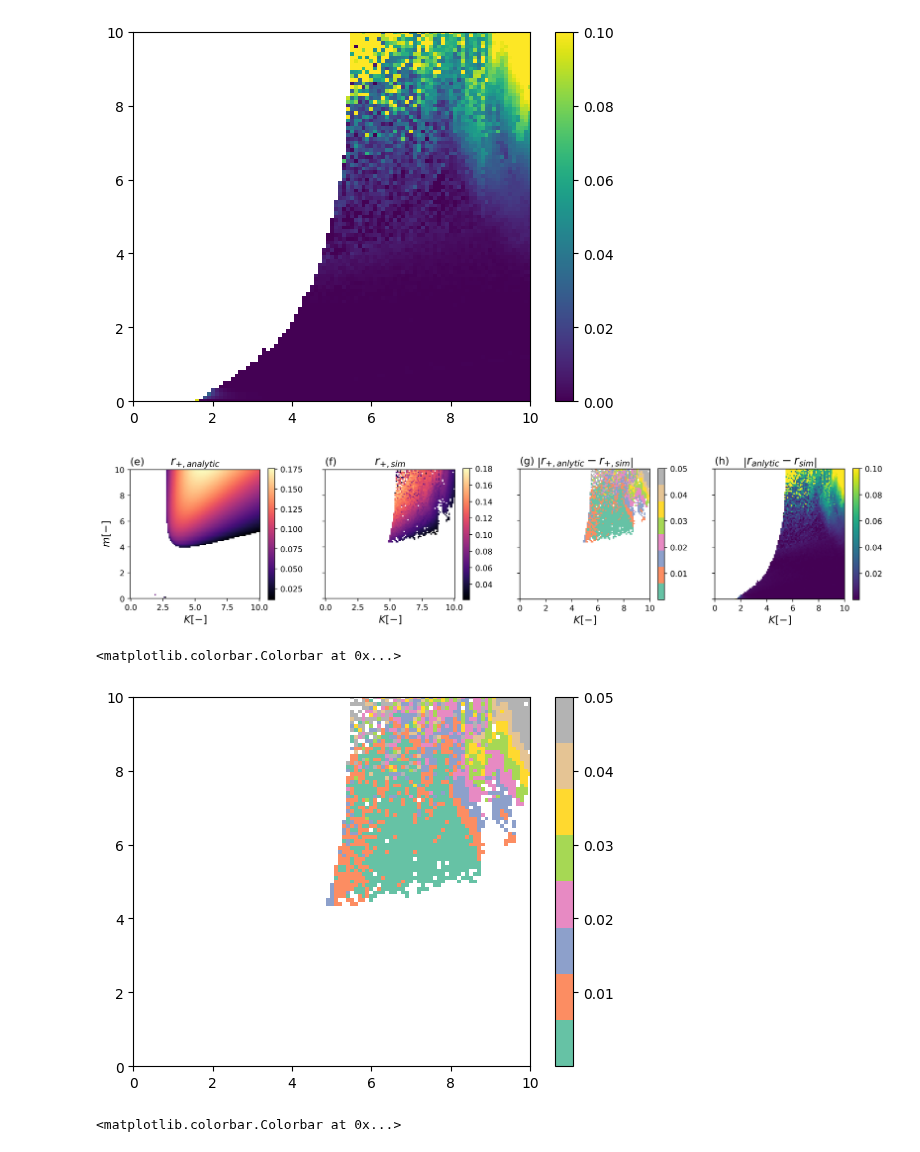
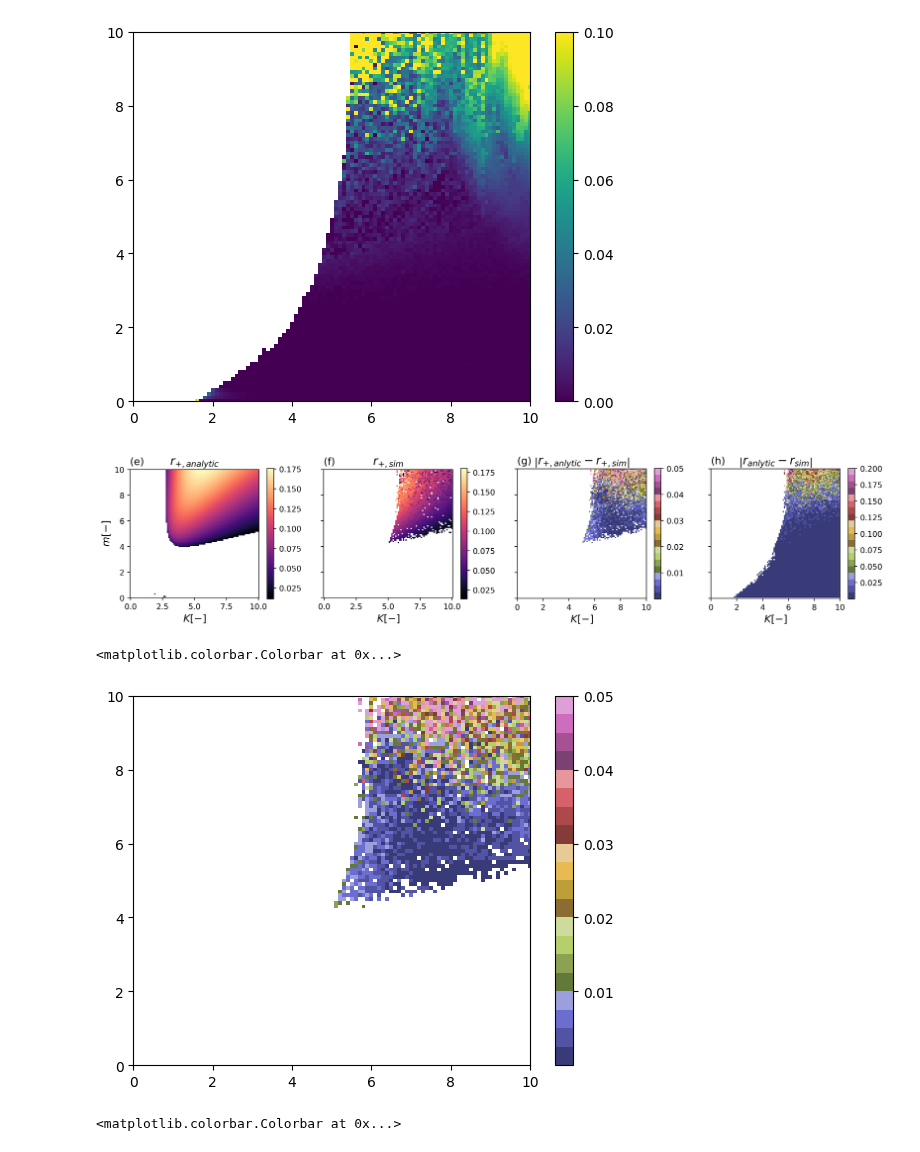
Before and after one commit to Gug-Young/Kuramoto-model, a Jupyter notebook: 231127 r mean.ipynb, the cells around one changed output. Drawn from its saved outputs; the diff is of its cells as text; code cells hidden in the pictures.

```diff
--- a/231127 r mean.ipynb
+++ b/231127 r mean.ipynb
@@ -104,5 +106,5 @@ temp = glob.glob(rf'./Ensembles/KM space/N = {N} *.npz')
 # %%
-df_new = pd.read_excel(f'N = {N} seed = 10 QNORMAL wo pv.xlsm',index_col=[0,1])
+df_new = pd.read_excel(f'N = {N} seed = 10 QNORMAL w pv.xlsm',index_col=[0,1])
 # %%
 ms = np.arange(0,10.05,0.1)
 Ks = np.arange(0,10.05,0.1)
@@ -284,7 +289,7 @@ plt.title(r'$r_{+,sim}$',fontsize=15)
 plt.title('(f)',fontsize=13,loc='left')
 
 plt.sca(axs[2])
-plt.pcolormesh(KK,MM,abs(P),vmax=0.05,cmap='Set2')#cmap='cividis'
+plt.pcolormesh(KK,MM,abs(P),vmax=0.05,cmap='tab20b')#cmap='cividis'
 plt.xlim(0,10)
 plt.ylim(0,10)
 
@@ -296,7 +301,7 @@ plt.title(r'$\left|r_{+,anlytic} - r_{+,sim}\right|$',fontsize=15)
 plt.gca().set_aspect('equal')
 
 plt.sca(axs[3])
-plt.pcolormesh(KK,MM,abs(np.where(~np.isnan(R0),RM,np.nan) - RMA[:101,:101]),vmax=0.1)
+plt.pcolormesh(KK,MM,abs(np.where(~np.isnan(R0),RM,np.nan) - RMA[:101,:101]),vmax=0.2,cmap='tab20b')
 
 plt.xlim(0,10)
 plt.ylim(0,10)
@@ -306,17 +311,17 @@ plt.title('(h)',fontsize=13,loc='left')
 plt.title(r'$\left|r_{anlytic} - r_{sim}\right|$',fontsize=15)
 plt.gca().set_aspect('equal')
 # %% [output]
-[figure, old version]
+[figure, new version]
 # %%
 # plt.pcolormesh(KKA2,MMA2,abs(RP[1:,1:] - RPA2),vmax=0.05,cmap='Set2')
-plt.pcolormesh(KKA,MMA,abs(RP - RPA[:101,:101]),vmax=0.05,cmap='Set2')
+plt.pcolormesh(KKA,MMA,abs(RP - RPA[:101,:101]),vmax=0.05,cmap='tab20b')
 
 plt.xlim(0,10)
 plt.ylim(0,10)
 plt.colorbar()
 # %% [output]
 <matplotlib.colorbar.Colorbar at 0x...>
-[figure, old version]
+[figure, new version]
 # %%
 RSTD_ = df_new['sig'].unstack().to_numpy(float).T
 # %%
```
Also changed, not shown: parts of 19 cells of this notebook, 2 other files.
